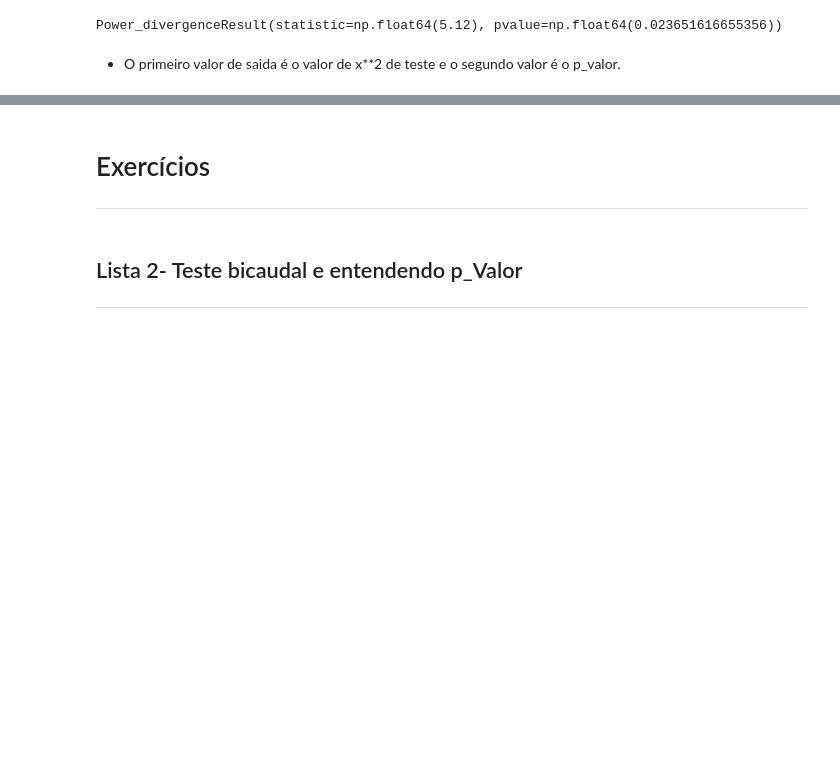
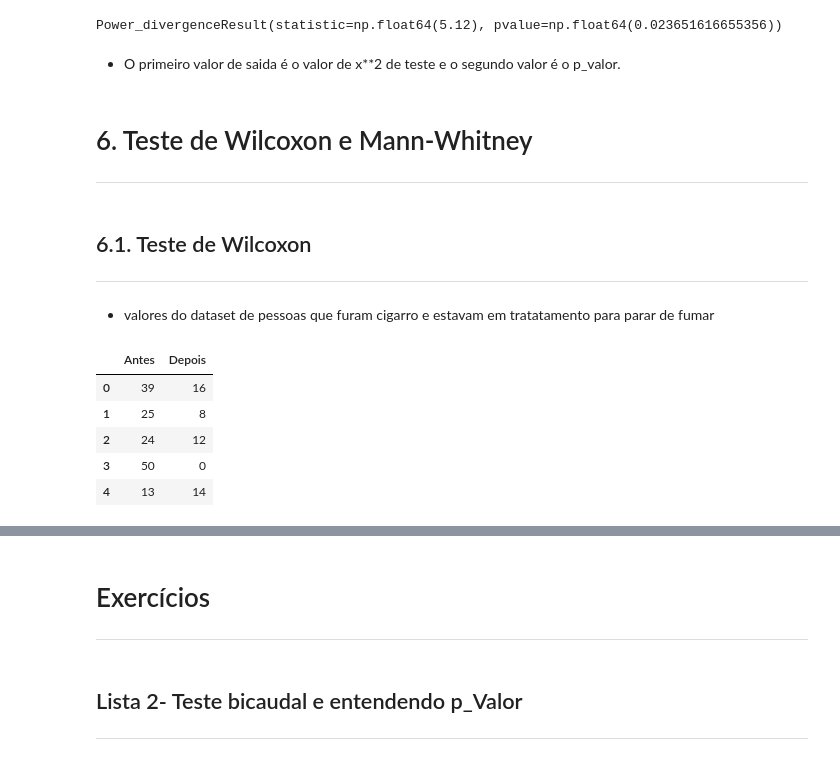
Before and after one commit to JonasSouza871/Machine-Learning-Statistics-Studies, a Jupyter notebook: Testes_de_Hipóteses.ipynb, the cells around one changed output, grey strips where cells are left out. Drawn from its saved outputs; the diff is of its cells as text; code cells hidden in the pictures; blank space fills up the shorter version.

```diff
--- a/Testes_de_Hipóteses.ipynb
+++ b/Testes_de_Hipóteses.ipynb
@@ -626,3 +626,13 @@ chisquare(f_obs = f_observado, f_exp = f_esperado)
 Power_divergenceResult(statistic=np.float64(5.12), pvalue=np.float64(0.023651616655356))
 # %% [markdown]
 - O primeiro valor de saida é o valor de x**2 de teste e o segundo valor é o p_valor.
+# %% [markdown]
+# 6. Teste de Wilcoxon e Mann-Whitney
+
+----------------
+# %% [markdown]
+## 6.1. Teste de Wilcoxon
+
+--------
+# %% [markdown]
+-  valores do dataset de pessoas que furam cigarro e estavam em tratatamento para parar de fumar
@@ -628,0 +650,10 @@ Power_divergenceResult(statistic=np.float64(5.12), pvalue=np.float64(0.023651616
+# %%
+fumo = pd.DataFrame(fumo) # transforma os dados acima em dataframe para melhor manipulação
+fumo.head()  #mostra os 5 primeiros
+# %% [output]
+|  | Antes | Depois |
+| 0 | 39 | 16 |
+| 1 | 25 | 8 |
+| 2 | 24 | 12 |
+| 3 | 50 | 0 |
+| 4 | 13 | 14 |
```
Also changed, not shown: parts of 16 cells of this notebook.
